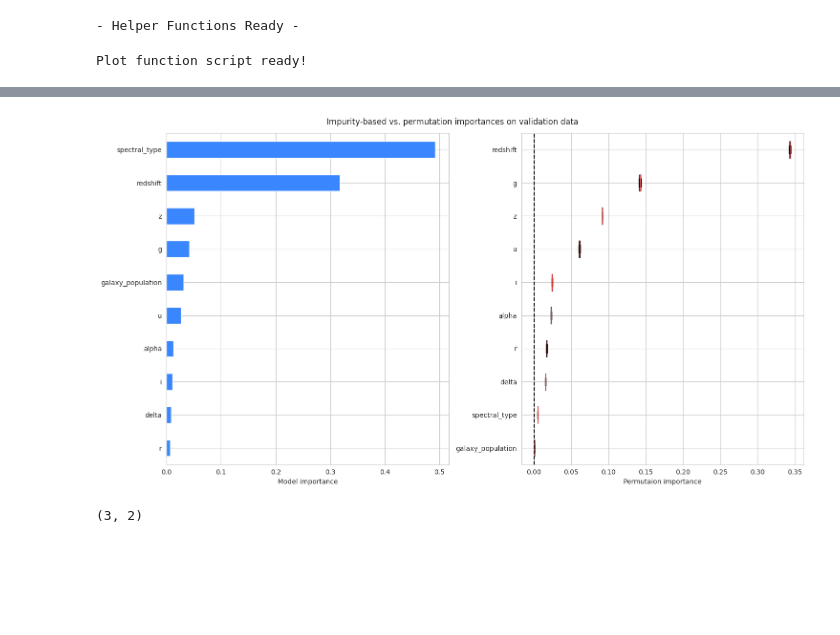
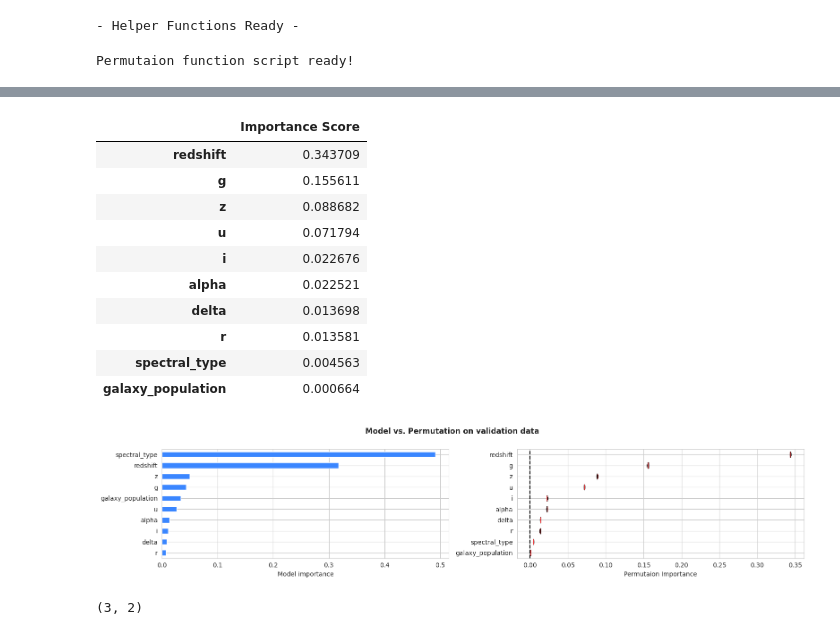
Before and after one commit to coded-sly/ps6e6-Stellar-Class, a Jupyter notebook: ps6e6-xgb-calibrated-stellar.ipynb, the cells around one changed output, grey strips where cells are left out. Saved outputs shown, nothing was run; the diff lists cells and outputs as text; code cells hidden in the pictures; blank space fills up the shorter version.

```diff
--- a/ps6e6-xgb-calibrated-stellar.ipynb
+++ b/ps6e6-xgb-calibrated-stellar.ipynb
@@ -285,43 +304,62 @@ def plot_permutation_importance(model, X, y, categories):
         X[c] = X[c].factorize()[0]
         X[c] = X[c].astype('category')
 
-    X_train, X_test, y_train, y_test = train_test_split(X, y, stratify=y, random_state=42)
+    X_train, X_test, y_train, y_test = train_test_split(X, y, stratify=y, random_state=0)
 
-    ## -- Compute Model Importances --
+    ## -- Train Model --
     print('Training base model... ', end='')
-    model.fit(X_train, y_train, sample_weight=get_weights(y_train, y))
+    model.fit(
+        X_train,
+        y_train,
+        sample_weight = get_sample_weights(y_train, y)
+        # eval_class_weight=get_class_weights(y_train, y),
+    )
+
     model_importances = pd.Series(model.feature_importances_, index=X.columns)
-    print('Complete!')
+    preds = model.predict_proba(X_test)
+    score = balanced_acc(y_test, preds)
+    print('Complete!', end='')
+    print(f" • Balanced_Accuracy: {score:.5f}")
 
     ## -- Compute Permutation Importances --
     print('Training permutation... ', end='')
     result = permutation_importance(
         model, X_test, y_test,
-        n_repeats=10, # max_samples=0.8,
-        sample_weight=get_weights(y_test, y),
+        n_repeats=5, # max_samples=0.8,
+        # sample_weight=get_weights(y_test, y),
         scoring='balanced_accuracy',
-        random_state=42, n_jobs=-1
+        random_state=0, n_jobs=-1,
     )
     perm_sorted_idx = result.importances_mean.argsort()
     print('Complete!')
 
-    fig, axs = plt.subplots(1, 2, figsize=(15, 8))
+    fig, axs = plt.subplots(1, 2, figsize=(16, 0.35*len(X.columns)))
     model_importances.sort_values().plot.barh(ax=axs[0])
     axs[0].set_xlabel("Model importance")
 
     axs[1].boxplot(
-        result.importances[perm_sorted_idx].T, orientation='horizontal',
-        tick_labels=X.columns[perm_sorted_idx], whis=(0, 100),
+        result.importances[perm_sorted_idx].T,
+        orientation='horizontal',
+        tick_labels=X.columns[perm_sorted_idx],
+        whis=(0, 100),
     )
     axs[1].axvline(x=0, color="k", linestyle="--")
-    axs[1].set_xlabel("Permutaion importance")
+    axs[1].set_xlabel("Permutaion Importance")
 
-    fig.suptitle("Impurity-based vs. permutation importances on validation data")
+    _s_t = 'Model vs. Permutation on validation data'
+    fig.suptitle(_s_t, y=1.00, fontweight='bold')
     _ = fig.tight_layout()
 
-print('Plot function script ready!')
+    df = pd.Series(dict(zip(
+        X.columns[perm_sorted_idx],
+        result.importances_mean[perm_sorted_idx].ravel()
+    )))
+
+    return df.nlargest(50, keep='all').to_frame('Importance Score')
+
+print('Permutaion function script ready!')
 # %% [output]
-Plot function script ready!
+Permutaion function script ready!
 # %%
 %%time
 
@@ -336,7 +374,14 @@ PARAMS = {
     'device': 'cuda' if torch.cuda.is_available() else 'cpu',
 }
 
-xgb_model = xgb.XGBClassifier(**PARAMS)
+_model = xgb.XGBClassifier(**PARAMS)
 
-plot_permutation_importance(xgb_model, train[BASE], train[TARGET], CATS)
+top_features_df = plot_permutation_importance(
+    _model,
+    train.drop(columns=[TARGET]),
+    train[TARGET],
+    CATS,
+)
+
+top_features_df
 # %% [output]
@@ -347,4 +392,15 @@ Wall time: 10.3 s
+|  | Importance Score |
+| redshift | 0.343709 |
+| g | 0.155611 |
+| z | 0.088682 |
+| u | 0.071794 |
+| i | 0.022676 |
+| alpha | 0.022521 |
+| delta | 0.013698 |
+| r | 0.013581 |
+| spectral_type | 0.004563 |
+| galaxy_population | 0.000664 |
-[figure, old version]
+[figure, new version]
 # %%
 # ## -- Optimal Binning --
 # try:
```
Also changed, not shown: parts of 36 cells of this notebook.
